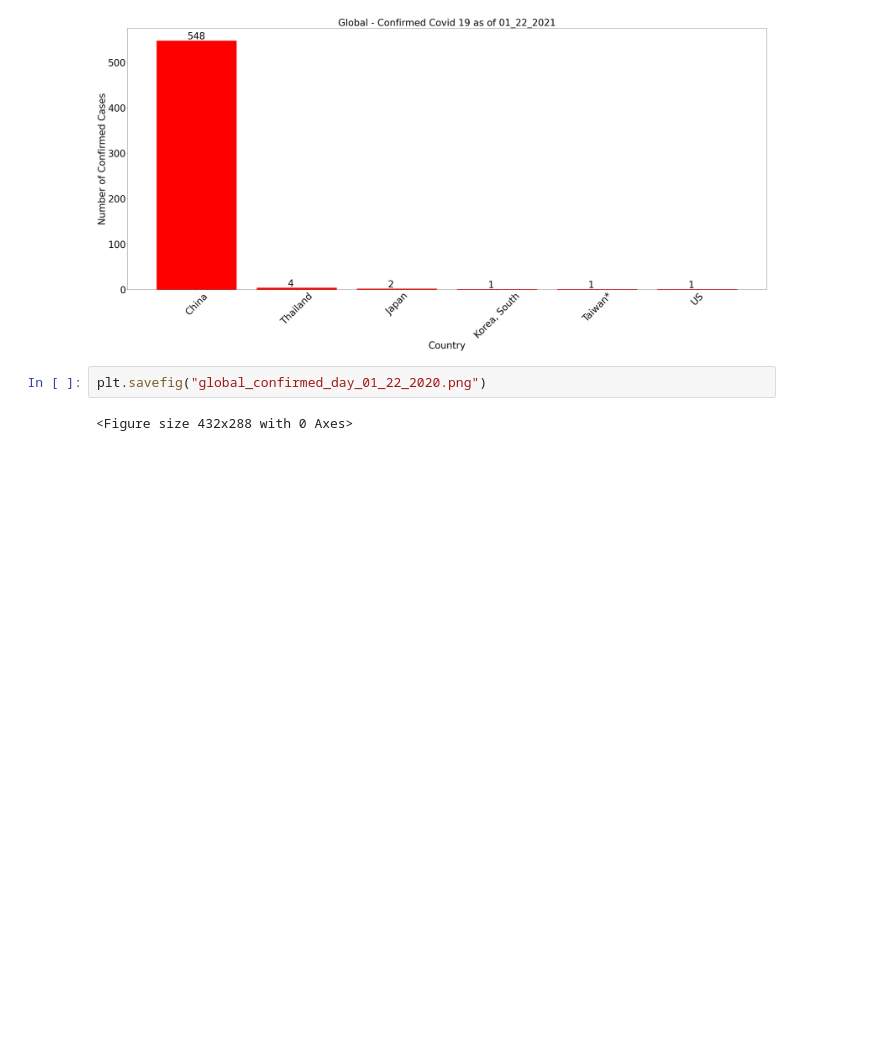
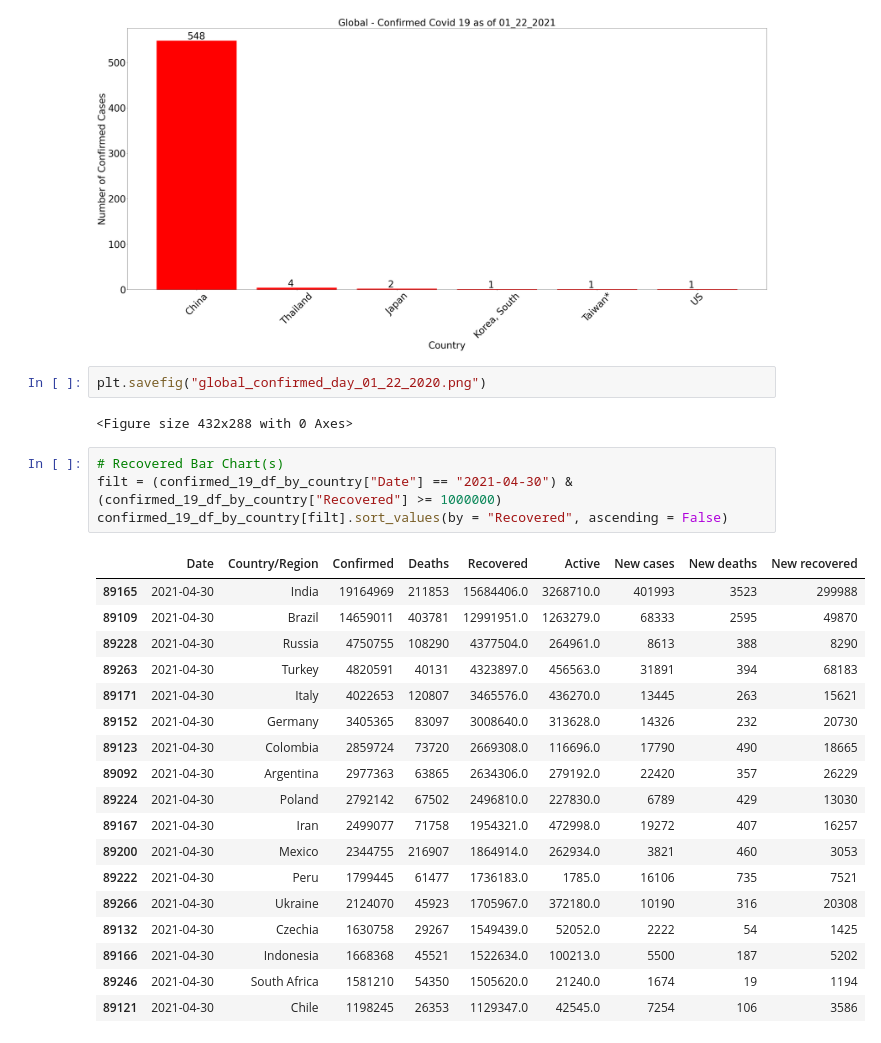
Before and after one commit to makbarish/Grp5_Project1_Covid19, a Jupyter notebook: Clay/Covid_19_Cumulatinve_Bar_Charts_Conf_Deaths_Recoveries.ipynb, the cells around one changed output. Saved outputs shown, nothing was run; the diff lists cells and outputs as text; blank space fills up the shorter version.

```diff
--- a/Clay/Covid_19_Cumulatinve_Bar_Charts_Conf_Deaths_Recoveries.ipynb
+++ b/Clay/Covid_19_Cumulatinve_Bar_Charts_Conf_Deaths_Recoveries.ipynb
@@ -328,3 +328,26 @@ plt.show()
 plt.savefig("global_confirmed_day_01_22_2020.png")
 # %% [output]
 <Figure size 432x288 with 0 Axes>
+# %%
+# Recovered Bar Chart(s)
+filt = (confirmed_19_df_by_country["Date"] == "2021-04-30") & (confirmed_19_df_by_country["Recovered"] >= 1000000)
+confirmed_19_df_by_country[filt].sort_values(by = "Recovered", ascending = False)
+# %% [output]
+|  | Date | Country/Region | Confirmed | Deaths | Recovered | Active | New cases | New deaths | New recovered |
+| 89165 | 2021-04-30 | India | 19164969 | 211853 | 15684406.0 | 3268710.0 | 401993 | 3523 | 299988 |
+| 89109 | 2021-04-30 | Brazil | 14659011 | 403781 | 12991951.0 | 1263279.0 | 68333 | 2595 | 49870 |
+| 89228 | 2021-04-30 | Russia | 4750755 | 108290 | 4377504.0 | 264961.0 | 8613 | 388 | 8290 |
+| 89263 | 2021-04-30 | Turkey | 4820591 | 40131 | 4323897.0 | 456563.0 | 31891 | 394 | 68183 |
+| 89171 | 2021-04-30 | Italy | 4022653 | 120807 | 3465576.0 | 436270.0 | 13445 | 263 | 15621 |
+| 89152 | 2021-04-30 | Germany | 3405365 | 83097 | 3008640.0 | 313628.0 | 14326 | 232 | 20730 |
+| 89123 | 2021-04-30 | Colombia | 2859724 | 73720 | 2669308.0 | 116696.0 | 17790 | 490 | 18665 |
+| 89092 | 2021-04-30 | Argentina | 2977363 | 63865 | 2634306.0 | 279192.0 | 22420 | 357 | 26229 |
+| 89224 | 2021-04-30 | Poland | 2792142 | 67502 | 2496810.0 | 227830.0 | 6789 | 429 | 13030 |
+| 89167 | 2021-04-30 | Iran | 2499077 | 71758 | 1954321.0 | 472998.0 | 19272 | 407 | 16257 |
+| 89200 | 2021-04-30 | Mexico | 2344755 | 216907 | 1864914.0 | 262934.0 | 3821 | 460 | 3053 |
+| 89222 | 2021-04-30 | Peru | 1799445 | 61477 | 1736183.0 | 1785.0 | 16106 | 735 | 7521 |
+| 89266 | 2021-04-30 | Ukraine | 2124070 | 45923 | 1705967.0 | 372180.0 | 10190 | 316 | 20308 |
+| 89132 | 2021-04-30 | Czechia | 1630758 | 29267 | 1549439.0 | 52052.0 | 2222 | 54 | 1425 |
+| 89166 | 2021-04-30 | Indonesia | 1668368 | 45521 | 1522634.0 | 100213.0 | 5500 | 187 | 5202 |
+| 89246 | 2021-04-30 | South Africa | 1581210 | 54350 | 1505620.0 | 21240.0 | 1674 | 19 | 1194 |
+| 89121 | 2021-04-30 | Chile | 1198245 | 26353 | 1129347.0 | 42545.0 | 7254 | 106 | 3586 |
```
Also changed, not shown: parts of 6 cells of this notebook, 6 other files.
